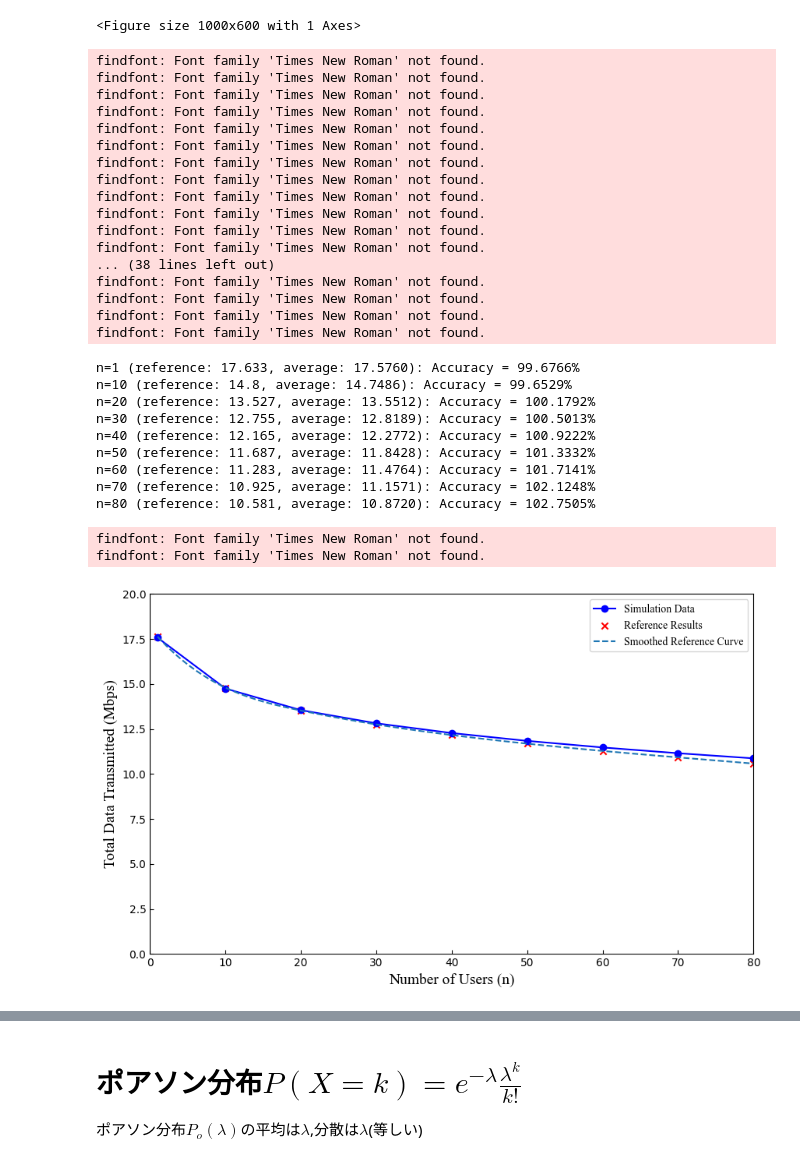
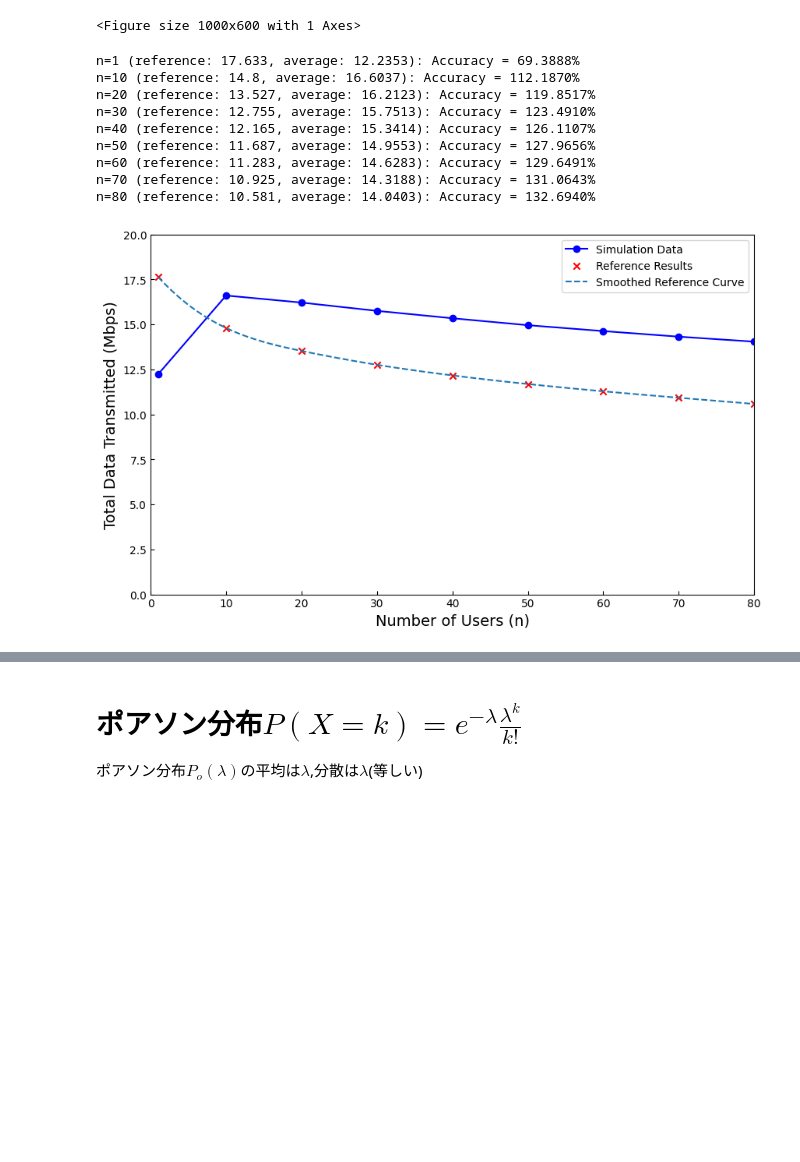
Before and after one commit to ShitaLab-TMCIT/IEEE802.11simulator, a Jupyter notebook: main.ipynb, the cells around one changed output, grey strips where cells are left out. Drawn from its saved outputs; the diff is of its cells as text; code cells hidden in the pictures; blank space fills up the shorter version.

```diff
--- a/main.ipynb
+++ b/main.ipynb
@@ -246,15 +246,15 @@ from scipy.interpolate import make_interp_spline
 import matplotlib.font_manager as fm
 
 # フォント設定
-font_path = '/usr/share/fonts/truetype/msttcorefonts/times.ttf'  # 正しいパスを指定
-times_new_roman = fm.FontProperties(fname=font_path)
+# font_path = '/usr/share/fonts/truetype/msttcorefonts/times.ttf'  # 正しいパスを指定
+# times_new_roman = fm.FontProperties(fname=font_path)
 
 # CSVファイルの読み込み関数
 def load_csv(file_path):
     return pd.read_csv(file_path)
 
 # 入力ファイルパス
-input_file = './out/out_102_751.csv'
+input_file = './out/out.csv'
 data = load_csv(input_file)
 
 # ユーザー数（列ヘッダー）とシミュレーション結果を抽出
@@ -275,65 +275,46 @@ accuracy = [(sim_result / ref_result) * 100 for sim_result, ref_result in zip(me
 for n, acc, ref, ave in zip(n_values, accuracy, reference_results, means):
     print(f"n={n} (reference: {ref}, average: {ave:.4f}): Accuracy = {acc:.4f}%")
 
 # データをスムーズ化
 n_array = np.array(n_values)
 n_smooth = np.linspace(n_array.min(), n_array.max(), 500)
 smooth_means = make_interp_spline(n_array, means)(n_smooth)
 smooth_reference = make_interp_spline(n_array, reference_results)(n_smooth)
 
 # プロット
 plt.figure(figsize=(10, 6))
 plt.ylim(0, 20)
 plt.xlim(0, 80)
 
 # 軸目盛りの設定
 plt.rcParams['xtick.direction'] = 'in'
 plt.rcParams['ytick.direction'] = 'in'
 
 # 平均データをプロット（エラーバー付き）
 plt.plot(n_values, means, marker='o', label='Simulation Data', color='blue')
 
 # リファレンス結果をプロット
 plt.scatter(n_values, reference_results, color='red', marker='x', label='Reference Results')
 plt.plot(n_smooth, smooth_reference, linestyle='--', label='Smoothed Reference Curve')
 
 # タイトルとラベル
-plt.xlabel('Number of Users (n)', fontproperties=times_new_roman, fontsize=14)
-plt.ylabel('Total Data Transmitted (Mbps)', fontproperties=times_new_roman, fontsize=14)
+plt.xlabel('Number of Users (n)', fontsize=14)
+plt.ylabel('Total Data Transmitted (Mbps)', fontsize=14)
 
 # 凡例と表示
-plt.legend(prop=times_new_roman)
+plt.legend()
 plt.show()
 # %% [output]
-findfont: Font family 'Times New Roman' not found.
-findfont: Font family 'Times New Roman' not found.
-findfont: Font family 'Times New Roman' not found.
-findfont: Font family 'Times New Roman' not found.
-findfont: Font family 'Times New Roman' not found.
-findfont: Font family 'Times New Roman' not found.
-findfont: Font family 'Times New Roman' not found.
-findfont: Font family 'Times New Roman' not found.
-findfont: Font family 'Times New Roman' not found.
-findfont: Font family 'Times New Roman' not found.
-findfont: Font family 'Times New Roman' not found.
-findfont: Font family 'Times New Roman' not found.
-... (38 lines left out)
-findfont: Font family 'Times New Roman' not found.
-findfont: Font family 'Times New Roman' not found.
-findfont: Font family 'Times New Roman' not found.
-findfont: Font family 'Times New Roman' not found.
+n=1 (reference: 17.633, average: 12.2353): Accuracy = 69.3888%
+n=10 (reference: 14.8, average: 16.6037): Accuracy = 112.1870%
+n=20 (reference: 13.527, average: 16.2123): Accuracy = 119.8517%
+n=30 (reference: 12.755, average: 15.7513): Accuracy = 123.4910%
+n=40 (reference: 12.165, average: 15.3414): Accuracy = 126.1107%
+n=50 (reference: 11.687, average: 14.9553): Accuracy = 127.9656%
+n=60 (reference: 11.283, average: 14.6283): Accuracy = 129.6491%
+n=70 (reference: 10.925, average: 14.3188): Accuracy = 131.0643%
+n=80 (reference: 10.581, average: 14.0403): Accuracy = 132.6940%
-n=1 (reference: 17.633, average: 17.5760): Accuracy = 99.6766%
-n=10 (reference: 14.8, average: 14.7486): Accuracy = 99.6529%
-n=20 (reference: 13.527, average: 13.5512): Accuracy = 100.1792%
-n=30 (reference: 12.755, average: 12.8189): Accuracy = 100.5013%
-n=40 (reference: 12.165, average: 12.2772): Accuracy = 100.9222%
-n=50 (reference: 11.687, average: 11.8428): Accuracy = 101.3332%
-n=60 (reference: 11.283, average: 11.4764): Accuracy = 101.7141%
-n=70 (reference: 10.925, average: 11.1571): Accuracy = 102.1248%
-n=80 (reference: 10.581, average: 10.8720): Accuracy = 102.7505%
-findfont: Font family 'Times New Roman' not found.
-findfont: Font family 'Times New Roman' not found.
-[figure, old version]
+[figure, new version]
 # %% [markdown]
 ![img](./test/Untitled.png)
 # %%
```
Also changed, not shown: 2 other files.
